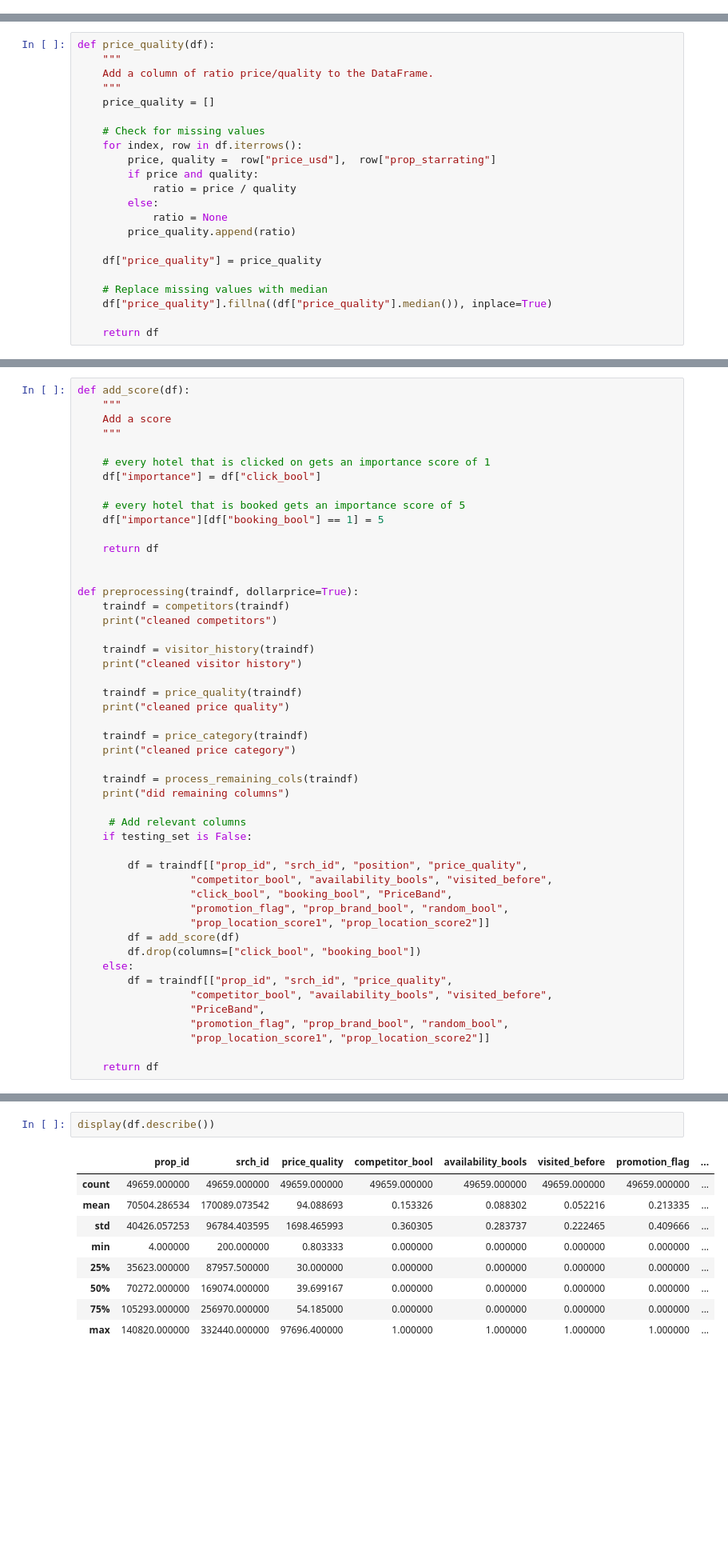
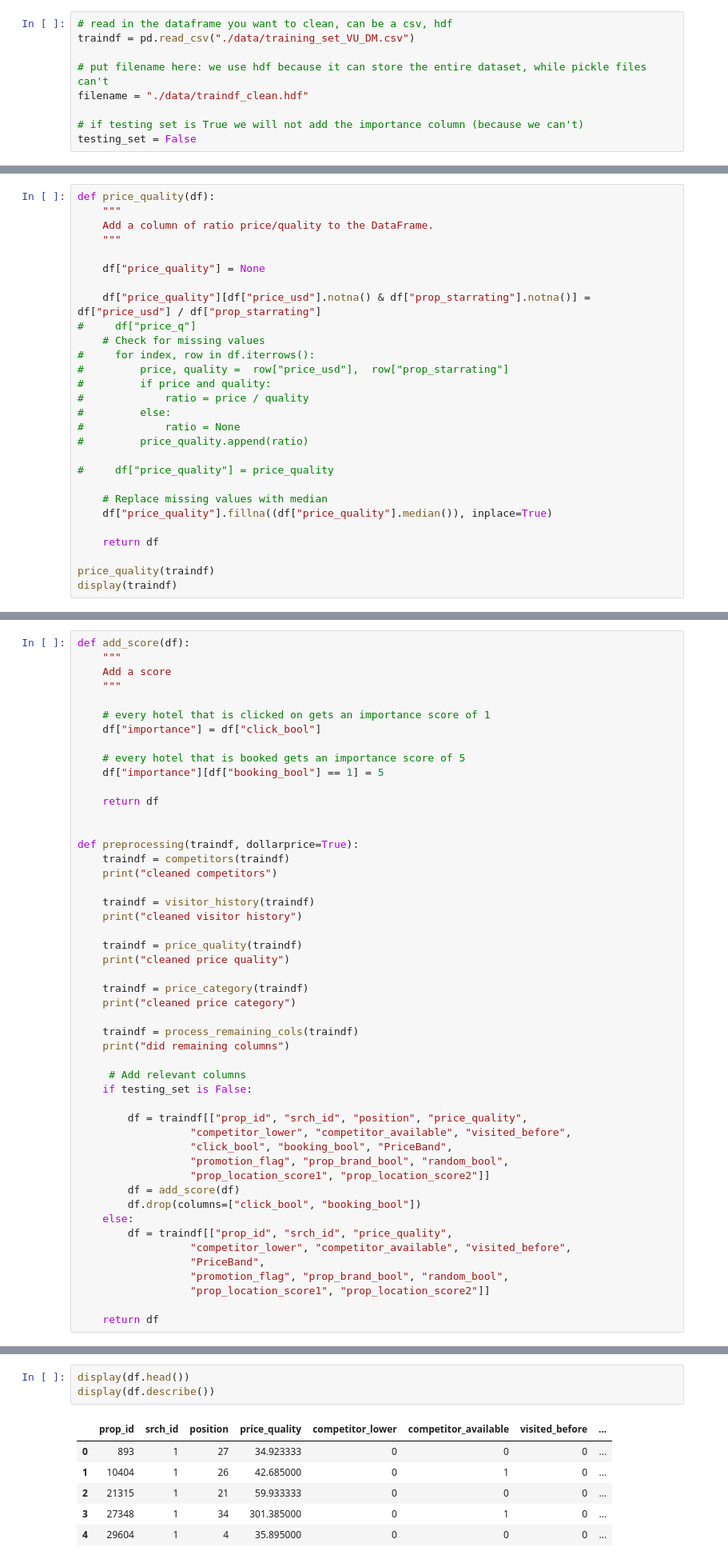
Before and after one commit to NatasjaWezel/DataMiningTechniques, a Jupyter notebook: Assignment2/create_clean_df.ipynb, the cells around one changed output, grey strips where cells are left out. Shown at 80% size. Saved outputs shown, nothing was run; the diff lists cells and outputs as text; blank space fills up the shorter version.

Commit message:
Rewrite clean functions

```diff
--- a/Assignment2/create_clean_df.ipynb
+++ b/Assignment2/create_clean_df.ipynb
@@ -38,3 +23,12 @@ testing_set = True
+# %%
+# read in the dataframe you want to clean, can be a csv, hdf
+traindf = pd.read_csv("./data/training_set_VU_DM.csv")
+
+# put filename here: we use hdf because it can store the entire dataset, while pickle files can't
+filename = "./data/traindf_clean.hdf"
+
+# if testing set is True we will not add the importance column (because we can't)
+testing_set = False
 # %%
 def competitors(df):
     """
@@ -100,20 +164,26 @@ def price_quality(df):
     """
     Add a column of ratio price/quality to the DataFrame.
     """
-    price_quality = []
 
+    df["price_quality"] = None
+
+    df["price_quality"][df["price_usd"].notna() & df["prop_starrating"].notna()] = df["price_usd"] / df["prop_starrating"]
+#     df["price_q"]
     # Check for missing values
-    for index, row in df.iterrows():
-        price, quality =  row["price_usd"],  row["prop_starrating"]
-        if price and quality:
-            ratio = price / quality
-        else:
-            ratio = None
-        price_quality.append(ratio)
+#     for index, row in df.iterrows():
+#         price, quality =  row["price_usd"],  row["prop_starrating"]
+#         if price and quality:
+#             ratio = price / quality
+#         else:
+#             ratio = None
+#         price_quality.append(ratio)
 
-    df["price_quality"] = price_quality
+#     df["price_quality"] = price_quality
 
     # Replace missing values with median
     df["price_quality"].fillna((df["price_quality"].median()), inplace=True)
 
     return df
+
+price_quality(traindf)
+display(traindf)
@@ -192,7 +277,7 @@ def preprocessing(traindf, dollarprice=True):
     if testing_set is False:
 
         df = traindf[["prop_id", "srch_id", "position", "price_quality",
-                  "competitor_bool", "availability_bools", "visited_before",
+                  "competitor_lower", "competitor_available", "visited_before",
                   "click_bool", "booking_bool", "PriceBand",
                   "promotion_flag", "prop_brand_bool", "random_bool",
                   "prop_location_score1", "prop_location_score2"]]
@@ -200,7 +285,7 @@ def preprocessing(traindf, dollarprice=True):
         df.drop(columns=["click_bool", "booking_bool"])
     else:
         df = traindf[["prop_id", "srch_id", "price_quality",
-                  "competitor_bool", "availability_bools", "visited_before",
+                  "competitor_lower", "competitor_available", "visited_before",
                   "PriceBand",
                   "promotion_flag", "prop_brand_bool", "random_bool",
                   "prop_location_score1", "prop_location_score2"]]
@@ -230,12 +304,10 @@ did remaining columns
 # %%
+display(df.head())
 display(df.describe())
 # %% [output]
-|  | prop_id | srch_id | price_quality | competitor_bool | availability_bools | visited_before | promotion_flag | ... |
-| count | 49659.000000 | 49659.000000 | 49659.000000 | 49659.000000 | 49659.000000 | 49659.000000 | 49659.000000 | ... |
-| mean | 70504.286534 | 170089.073542 | 94.088693 | 0.153326 | 0.088302 | 0.052216 | 0.213335 | ... |
-| std | 40426.057253 | 96784.403595 | 1698.465993 | 0.360305 | 0.283737 | 0.222465 | 0.409666 | ... |
-| min | 4.000000 | 200.000000 | 0.803333 | 0.000000 | 0.000000 | 0.000000 | 0.000000 | ... |
-| 25% | 35623.000000 | 87957.500000 | 30.000000 | 0.000000 | 0.000000 | 0.000000 | 0.000000 | ... |
-| 50% | 70272.000000 | 169074.000000 | 39.699167 | 0.000000 | 0.000000 | 0.000000 | 0.000000 | ... |
-| 75% | 105293.000000 | 256970.000000 | 54.185000 | 0.000000 | 0.000000 | 0.000000 | 0.000000 | ... |
-| max | 140820.000000 | 332440.000000 | 97696.400000 | 1.000000 | 1.000000 | 1.000000 | 1.000000 | ... |
+|  | prop_id | srch_id | position | price_quality | competitor_lower | competitor_available | visited_before | ... |
+| 0 | 893 | 1 | 27 | 34.923333 | 0 | 0 | 0 | ... |
+| 1 | 10404 | 1 | 26 | 42.685000 | 0 | 1 | 0 | ... |
+| 2 | 21315 | 1 | 21 | 59.933333 | 0 | 0 | 0 | ... |
+| 3 | 27348 | 1 | 34 | 301.385000 | 0 | 1 | 0 | ... |
+| 4 | 29604 | 1 | 4 | 35.895000 | 0 | 0 | 0 | ... |
```
Also changed, not shown: parts of 13 cells of this notebook.
